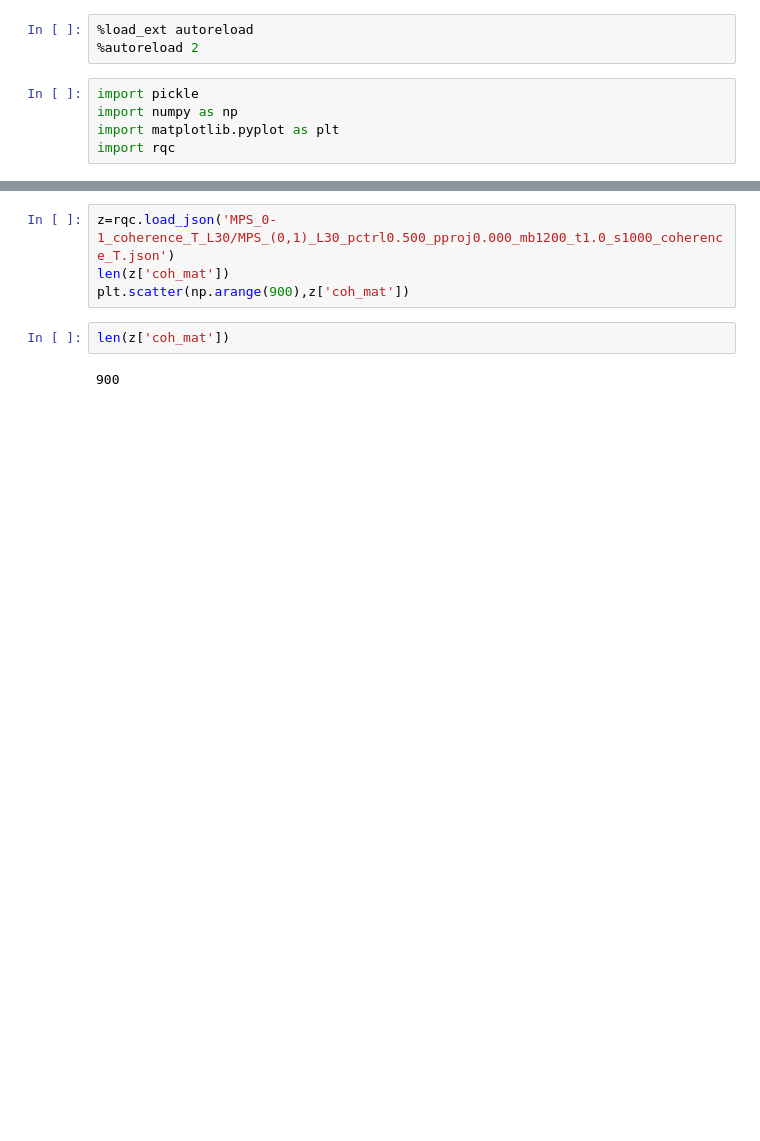
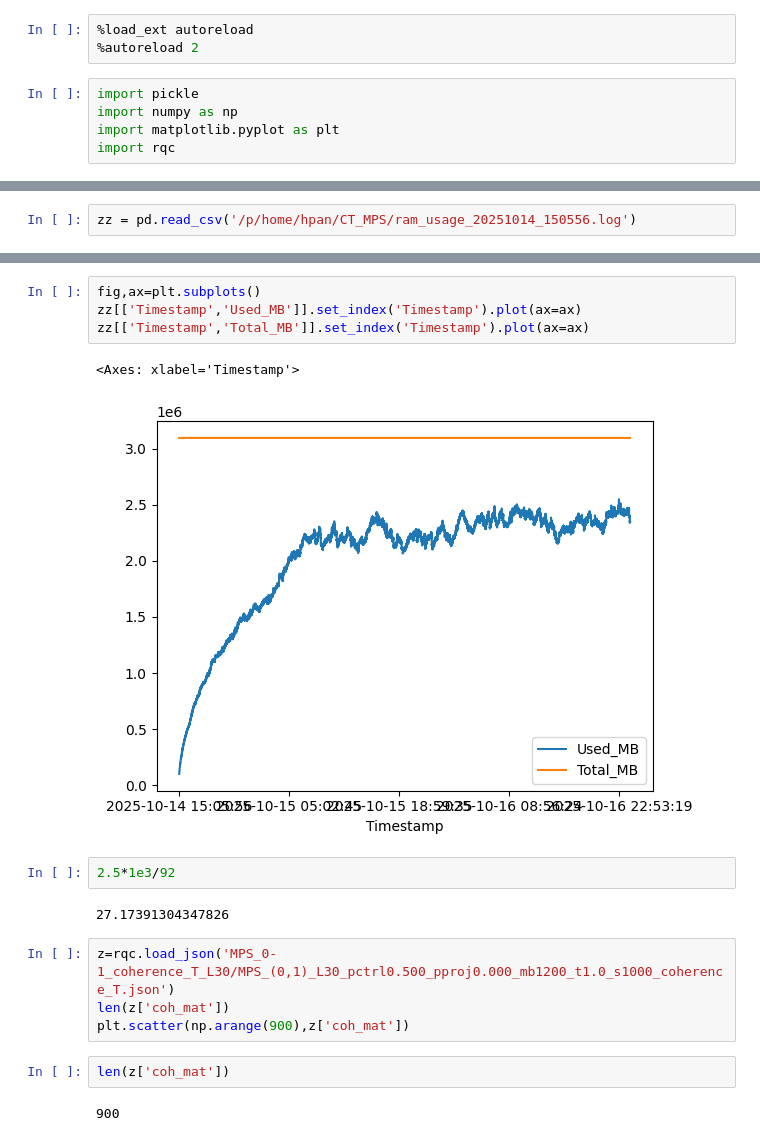
Before and after one commit to hainingpan/CT_MPS, a Jupyter notebook: FM_coherence_T_.ipynb, the cells around one changed output, grey strips where cells are left out. Saved outputs shown, nothing was run; the diff lists cells and outputs as text; blank space fills up the shorter version.

```diff
--- a/FM_coherence_T_.ipynb
+++ b/FM_coherence_T_.ipynb
@@ -8,0 +11,2 @@ import rqc
+# %%
+zz = pd.read_csv('/p/home/hpan/CT_MPS/ram_usage_20251014_150556.log')
@@ -9,3 +28,14 @@ import rqc
+# %%
+fig,ax=plt.subplots()
+zz[['Timestamp','Used_MB']].set_index('Timestamp').plot(ax=ax)
+zz[['Timestamp','Total_MB']].set_index('Timestamp').plot(ax=ax)
+# %% [output]
+<Axes: xlabel='Timestamp'>
+[figure, added]
+# %%
+2.5*1e3/92
+# %% [output]
+27.17391304347826
 # %%
 z=rqc.load_json('MPS_0-1_coherence_T_L30/MPS_(0,1)_L30_pctrl0.500_pproj0.000_mb1200_t1.0_s1000_coherence_T.json')
 len(z['coh_mat'])
```
Also changed, not shown: parts of 6 cells of this notebook, 6 other files.
